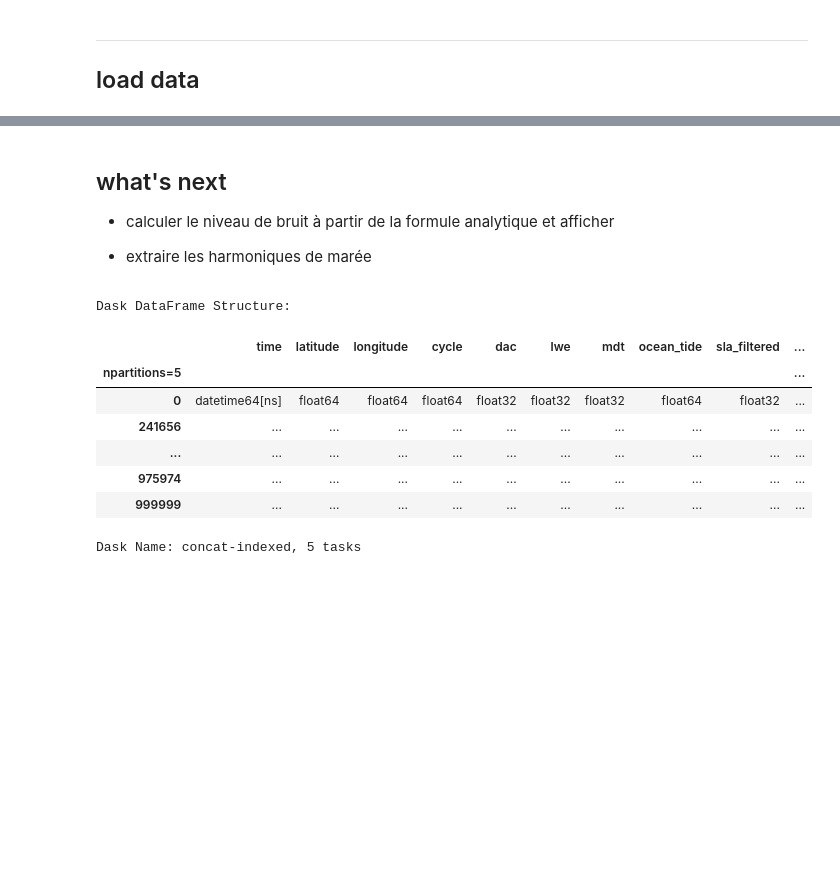
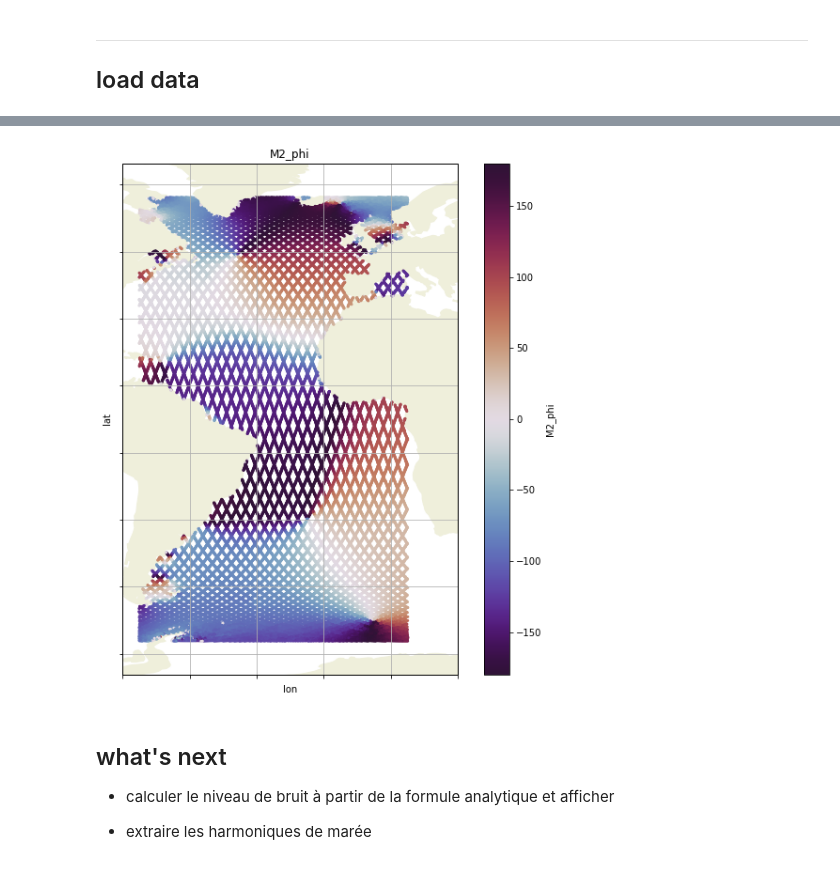
Before and after one commit to apatlpo/itide_ops, a Jupyter notebook: tipe_2019/altimetry.ipynb, the cells around one changed output, grey strips where cells are left out. Drawn from its saved outputs; the diff is of its cells as text; code cells hidden in the pictures; blank space fills up the shorter version.

Commit message:
altimetric data processing with h3 ready

```diff
--- a/tipe_2019/altimetry.ipynb
+++ b/tipe_2019/altimetry.ipynb
@@ -197,19 +181,10 @@ plot(np.sqrt(sla2_mean-sla_mean**2))
+# %%
+tp.plot_h3(df_har, 'M2_phi', colormap='twilight_shifted')
+# %% [output]
+[figure, added]
 # %% [markdown]
 ## what's next
 
 - calculer le niveau de bruit à partir de la formule analytique et afficher
 
 - extraire les harmoniques de marée
-# %%
-ddf = ds.isel(time=slice(0,int(1e6))).to_dask_dataframe().persist()
-ddf.head()
-# %% [output]
-Dask DataFrame Structure:
-|  | time | latitude | longitude | cycle | dac | lwe | mdt | ocean_tide | sla_filtered | ... |
-| npartitions=5 |  |  |  |  |  |  |  |  |  | ... |
-| 0 | datetime64[ns] | float64 | float64 | float64 | float32 | float32 | float32 | float64 | float32 | ... |
-| 241656 | ... | ... | ... | ... | ... | ... | ... | ... | ... | ... |
-| ... | ... | ... | ... | ... | ... | ... | ... | ... | ... | ... |
-| 975974 | ... | ... | ... | ... | ... | ... | ... | ... | ... | ... |
-| 999999 | ... | ... | ... | ... | ... | ... | ... | ... | ... | ... |
-Dask Name: concat-indexed, 5 tasks
```
Also changed, not shown: parts of 55 cells of this notebook, 4 other files.
